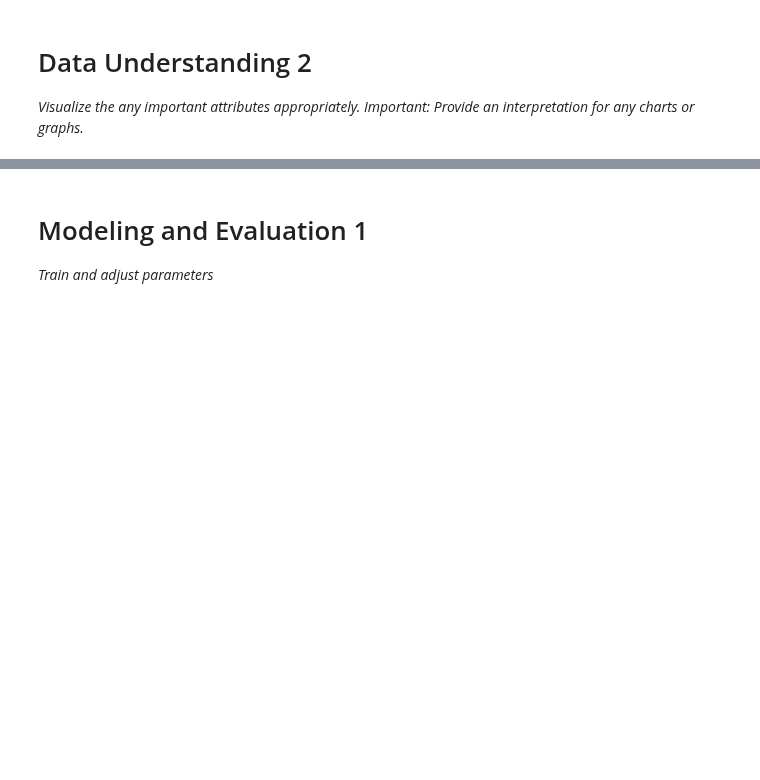
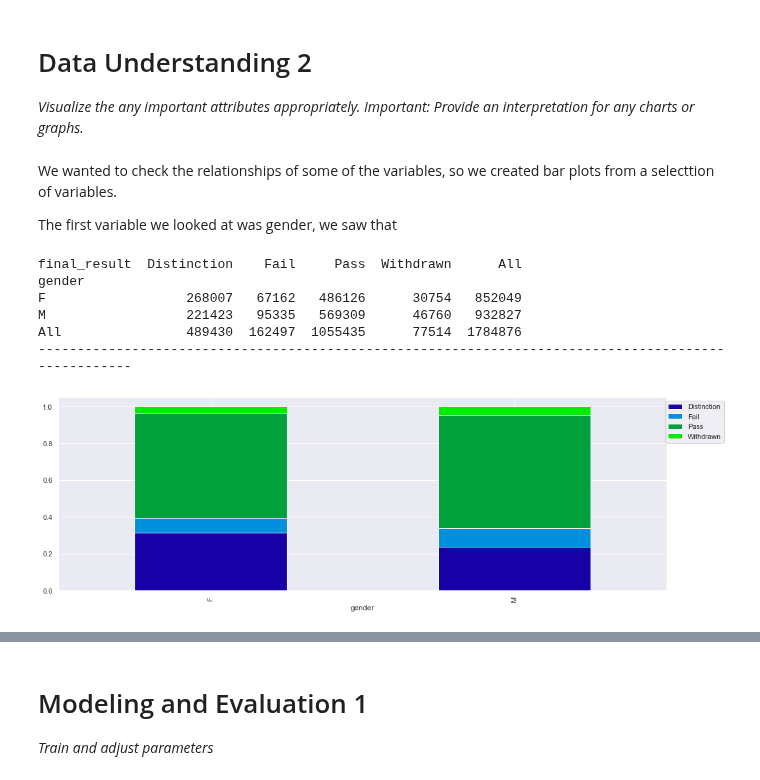
Before and after one commit to ChadKwong/DDSMachineLearning1, a Jupyter notebook: Lab 3/Lab 3.ipynb, the cells around one changed output, grey strips where cells are left out. Saved outputs shown, nothing was run; the diff lists cells and outputs as text; code cells hidden in the pictures; blank space fills up the shorter version.

```diff
--- a/Lab 3/Lab 3.ipynb
+++ b/Lab 3/Lab 3.ipynb
@@ -390,3 +393,56 @@ memory usage: 181.3 MB
 # %% [markdown]
 # Data Understanding 2 #
 *Visualize the any important attributes appropriately. Important: Provide an interpretation for any charts or graphs.*
+# %% [markdown]
+We wanted to check the relationships of some of the variables, so we created bar plots from a selecttion of variables.
+
+The first variable we looked at was gender, we saw that
+# %%
+def stacked_plot(x):
+    sns.set(palette='nipy_spectral')
+    tab1 = pd.crosstab(x,df['final_result'],margins=True)
+    print(tab1)
+    print('-'*100)
+    tab = pd.crosstab(x,df['final_result'],normalize='index')
+    tab.plot(kind='bar',stacked=True,figsize=(15,5))
+    #plt.legend(loc='lower left', frameon=False)
+    #plt.legend(loc="upper left", bbox_to_anchor=(0,1))
+    plt.legend(loc='upper right',bbox_to_anchor=(1.1, 1))
+    plt.show()
+
+def histogram_boxplot(feature, figsize=(15, 10), bins=None):
+    """Boxplot and histogram combined
+    feature: 1-d feature array
+    figsize: size of fig (default (9,8))
+    bins: number of bins (default None / auto)
+    """
+    f2, (ax_box2, ax_hist2) = plt.subplots(
+        nrows=2,  # Number of rows of the subplot grid= 2
+        sharex=True,  # x-axis will be shared among all subplots
+        gridspec_kw={"height_ratios": (0.25, 0.75)},
+        figsize=figsize,
+    )  # creating the 2 subplots
+    sns.boxplot(
+        feature, ax=ax_box2, showmeans=True, color="violet"
+    )  # boxplot will be created and a star will indicate the mean value of the column
+    sns.distplot(
+        feature, kde=F, ax=ax_hist2, bins=bins, color="orange"
+    ) if bins else sns.distplot(
+        feature, kde=False, ax=ax_hist2, color="tab:cyan"
+    )  # For histogram
+    ax_hist2.axvline(
+        np.mean(feature), color="purple", linestyle="--"
+    )  # Add mean to the histogram
+    ax_hist2.axvline(
+        np.median(feature), color="black", linestyle="-"
+    )  # Add median to the histogram
+# %%
+stacked_plot(df["gender"])
+# %% [output]
+final_result  Distinction    Fail     Pass  Withdrawn      All
+gender
+F                  268007   67162   486126      30754   852049
+M                  221423   95335   569309      46760   932827
+All                489430  162497  1055435      77514  1784876
+----------------------------------------------------------------------------------------------------
+[figure, added]
```
Also changed, not shown: parts of 20 cells of this notebook.
